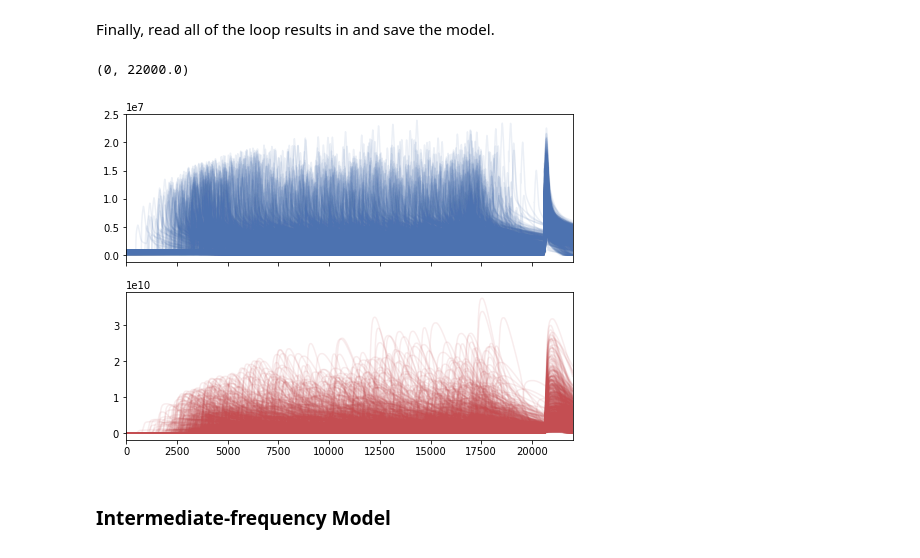
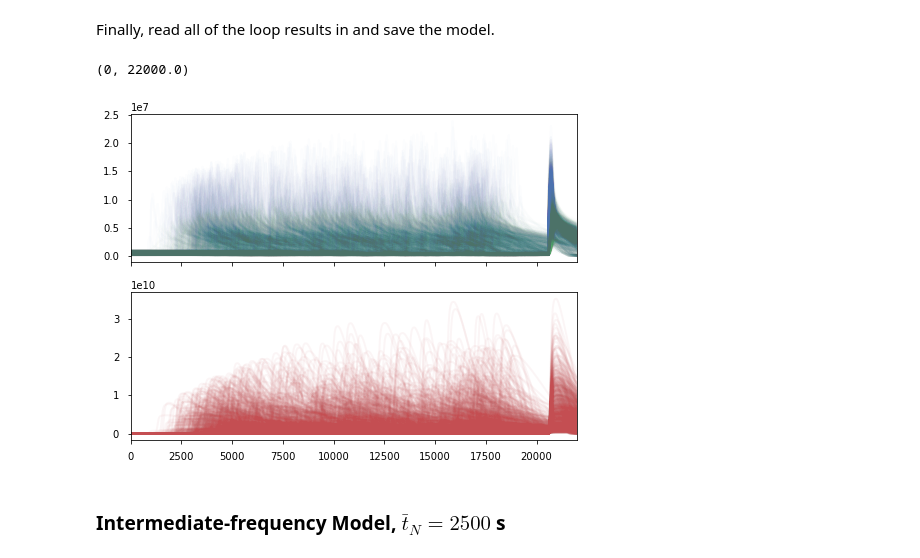
Before and after one commit to wtbarnes/systematic_ar_study, a Jupyter notebook: notebooks/setup_loop_simulations.ipynb, the cells around one changed output. Cells and saved outputs as stored; diff of their text form; code cells hidden in the pictures.

```diff
--- a/notebooks/setup_loop_simulations.ipynb
+++ b/notebooks/setup_loop_simulations.ipynb
@@ -117,8 +138,8 @@ base_config = ih.lookup_vars()
 base_config['c1_cond0'] = 6.0
 base_config['use_adaptive_solver'] = True
 base_config['tau'] = 1.0
-base_config['adaptive_solver_error'] = 1e-12
-base_config['adaptive_solver_safety'] = 0.01
+base_config['adaptive_solver_error'] = 1e-6
+base_config['adaptive_solver_safety'] = 0.5
 base_config['total_time'] = 22000.0
 base_config['use_flux_limiting'] = True
 base_config['heating']['background'] = 1e-6
@@ -134,8 +155,8 @@ heating_options_low['average_waiting_time'] = 5000.0
 heating_model_low = NanoflareTrain(heating_options_low)
 # %%
 ebtel_interface_low = EbtelInterface(base_config,heating_model_low,
-                            '/data/datadrive1/ar_forward_modeling/systematic_ar_study/noaa1109_low_frequency/hydro_config/',
-                            '/data/datadrive1/ar_forward_modeling/systematic_ar_study/noaa1109_low_frequency/hydro_results/')
+                            '/data/datadrive1/ar_forward_modeling/systematic_ar_study/noaa1109_tn5000/hydro_config/',
+                            '/data/datadrive1/ar_forward_modeling/systematic_ar_study/noaa1109_tn5000/hydro_results/')
 # %% [markdown]
 Next, setup a new field object from the base field object and configure all of the loop simulations.
 # %%
@@ -177,5 +198,5 @@ for loop in field_noaa1109_low.loops:
 Finally, read all of the loop results in and save the model.
 # %%
 field_noaa1109_low.load_loop_simulations(ebtel_interface_low,
-                                         savefile='/data/datadrive1/ar_forward_modeling/systematic_ar_study/noaa1109_low_frequency/loop_parameters.h5')
+            savefile='/data/datadrive1/ar_forward_modeling/systematic_ar_study/noaa1109_tn5000/loop_parameters.h5')
 # %%
@@ -183,20 +204,24 @@ field_noaa1109_low.save(savedir='/data/datadrive1/ar_forward_modeling/systematic
 # %%
 fig,axes = plt.subplots(2,1,figsize=(8,6),sharex=True)
 for i in range(0,1000,1):
     axes[0].plot(field_noaa1109_low.loops[i].time,
-                 field_noaa1109_low.loops[i].temperature[:,0],
+                 field_noaa1109_low.loops[i].electron_temperature[:,0],
                  color=sns.color_palette('deep')[0],
-                 alpha=0.1)
+                 alpha=.01)
+    axes[0].plot(field_noaa1109_low.loops[i].time,
+                 field_noaa1109_low.loops[i].ion_temperature[:,0],
+                 color=sns.color_palette('deep')[1],
+                 alpha=.01)
     axes[1].plot(field_noaa1109_low.loops[i].time,
                  field_noaa1109_low.loops[i].density[:,0],
                  color=sns.color_palette('deep')[2],
-                 alpha=0.1)
+                 alpha=.05)
 axes[0].set_xlim([0,2.2e4])
 # %% [output]
 (0, 22000.0)
-[figure, old version]
+[figure, new version]
 # %% [markdown]
-### Intermediate-frequency Model
+### Intermediate-frequency Model, $\bar{t}_N=2500$ s
 # %%
 heating_options_intermediate = copy.deepcopy(heating_options)
 heating_options_intermediate['average_waiting_time'] = 2500.0
```
Also changed, not shown: parts of 34 cells of this notebook, 6 other files.
